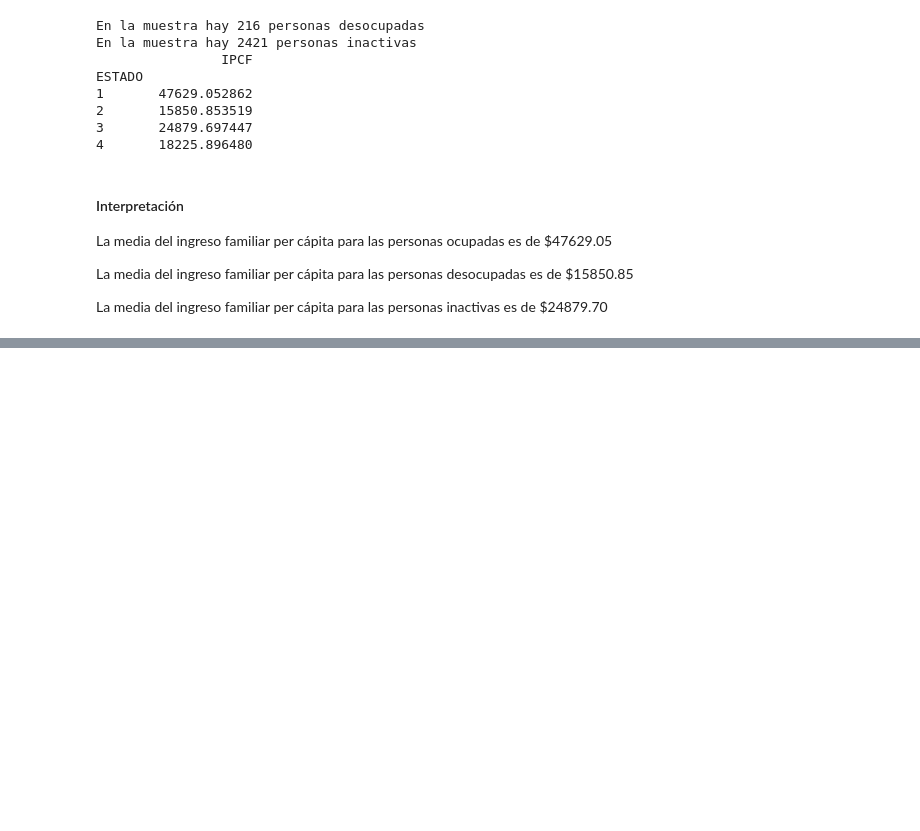
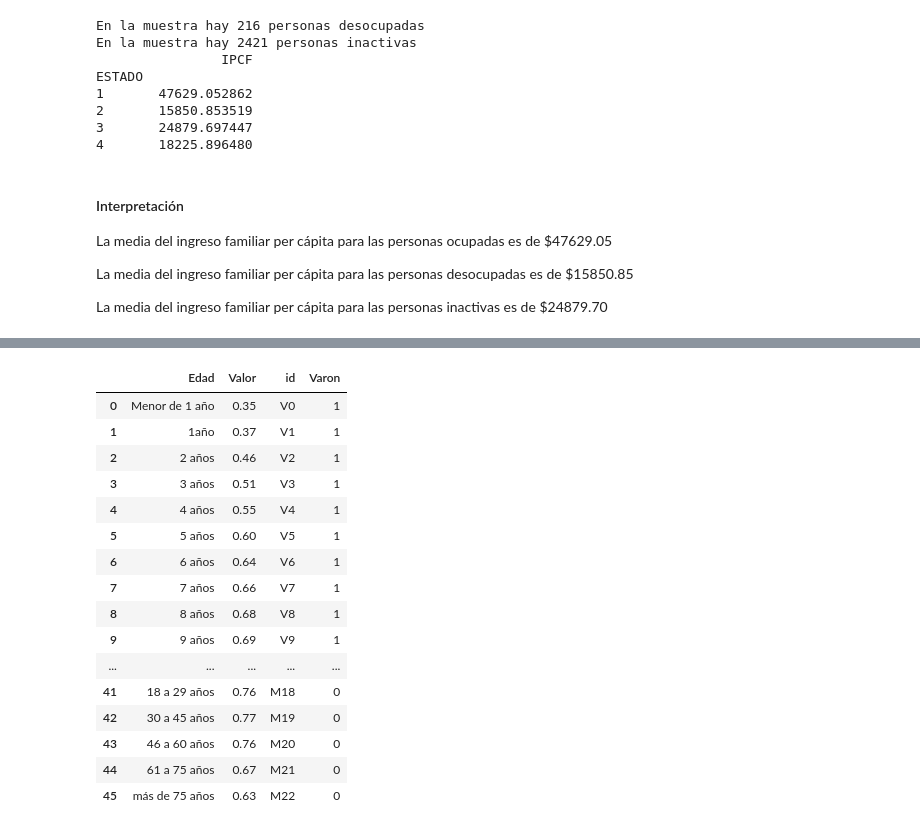
Before and after one commit to hpilar/TrabajosPracticos-Grupo4, a Jupyter notebook: TP2/TP2.ipynb, the cells around one changed output, grey strips where cells are left out. Cells and saved outputs as stored; diff of their text form; code cells hidden in the pictures; blank space fills up the shorter version.

```diff
--- a/TP2/TP2.ipynb
+++ b/TP2/TP2.ipynb
@@ -233,0 +424,23 @@ La media del ingreso familiar per cápita para las personas inactivas es de $248
+# %%
+# Unimos las tablas verticalmente
+tabla_adulto_total = tabla_adulto_v.append(tabla_adulto_m)
+tabla_adulto_total.reset_index(inplace=True, drop=True)
+tabla_adulto_total
+# %% [output]
+|  | Edad | Valor | id | Varon |
+| 0 | Menor de 1 año | 0.35 | V0 | 1 |
+| 1 | 1año | 0.37 | V1 | 1 |
+| 2 | 2 años | 0.46 | V2 | 1 |
+| 3 | 3 años | 0.51 | V3 | 1 |
+| 4 | 4 años | 0.55 | V4 | 1 |
+| 5 | 5 años | 0.60 | V5 | 1 |
+| 6 | 6 años | 0.64 | V6 | 1 |
+| 7 | 7 años | 0.66 | V7 | 1 |
+| 8 | 8 años | 0.68 | V8 | 1 |
+| 9 | 9 años | 0.69 | V9 | 1 |
+| ... | ... | ... | ... | ... |
+| 41 | 18 a 29 años | 0.76 | M18 | 0 |
+| 42 | 30 a 45 años | 0.77 | M19 | 0 |
+| 43 | 46 a 60 años | 0.76 | M20 | 0 |
+| 44 | 61 a 75 años | 0.67 | M21 | 0 |
+| 45 | más de 75 años | 0.63 | M22 | 0 |
```
Also changed, not shown: parts of 8 cells of this notebook, 1 other file.
